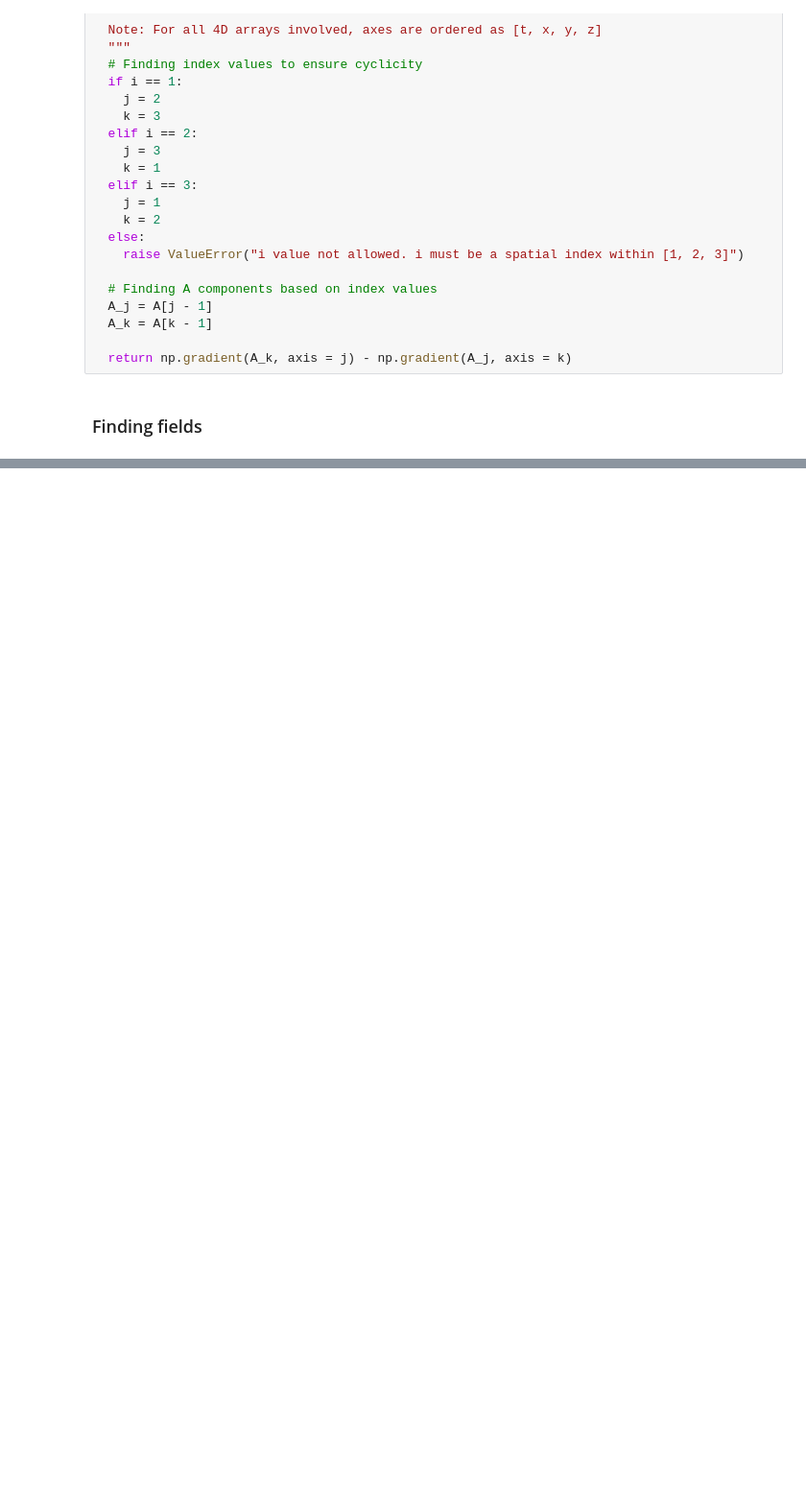
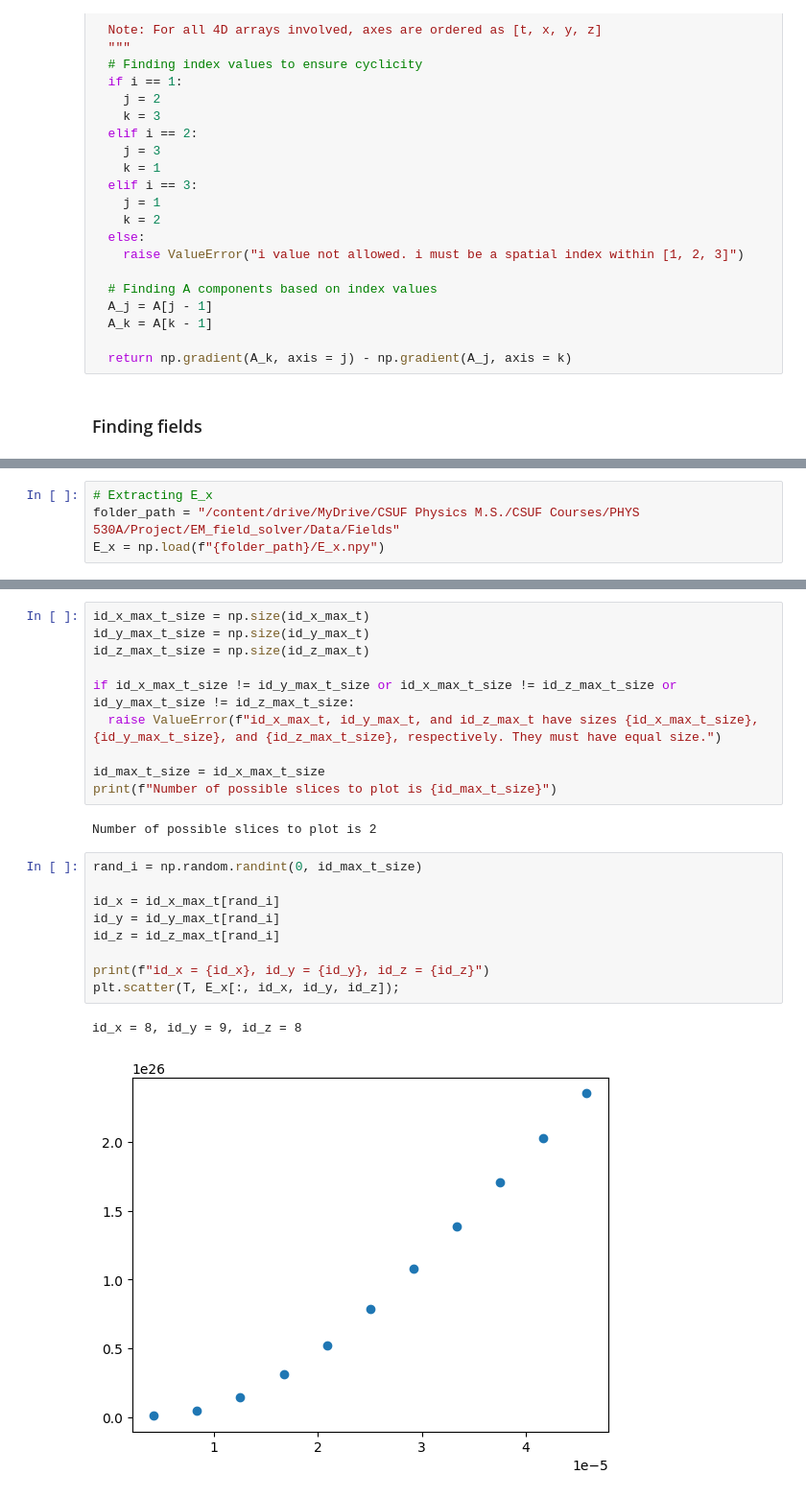
Before and after one commit to ryankrismer/EM_field_solver, a Jupyter notebook: EM_field_solver.ipynb, the cells around one changed output, grey strips where cells are left out. Shown at 96% size. Saved outputs shown, nothing was run; the diff lists cells and outputs as text; blank space fills up the shorter version.

Commit message:
Wrote code to identify field slices w/ maximum number of non-nan values

```diff
--- a/EM_field_solver.ipynb
+++ b/EM_field_solver.ipynb
@@ -744,0 +728,4 @@ np.save(f"B_z.npy", B_z)
+# %%
+# Extracting E_x
+folder_path = "/content/drive/MyDrive/CSUF Physics M.S./CSUF Courses/PHYS 530A/Project/EM_field_solver/Data/Fields"
+E_x = np.load(f"{folder_path}/E_x.npy")
@@ -744,0 +764,24 @@ np.save(f"B_z.npy", B_z)
+# %%
+id_x_max_t_size = np.size(id_x_max_t)
+id_y_max_t_size = np.size(id_y_max_t)
+id_z_max_t_size = np.size(id_z_max_t)
+
+if id_x_max_t_size != id_y_max_t_size or id_x_max_t_size != id_z_max_t_size or id_y_max_t_size != id_z_max_t_size:
+  raise ValueError(f"id_x_max_t, id_y_max_t, and id_z_max_t have sizes {id_x_max_t_size}, {id_y_max_t_size}, and {id_z_max_t_size}, respectively. They must have equal size.")
+
+id_max_t_size = id_x_max_t_size
+print(f"Number of possible slices to plot is {id_max_t_size}")
+# %% [output]
+Number of possible slices to plot is 2
+# %%
+rand_i = np.random.randint(0, id_max_t_size)
+
+id_x = id_x_max_t[rand_i]
+id_y = id_y_max_t[rand_i]
+id_z = id_z_max_t[rand_i]
+
+print(f"id_x = {id_x}, id_y = {id_y}, id_z = {id_z}")
+plt.scatter(T, E_x[:, id_x, id_y, id_z]);
+# %% [output]
+id_x = 8, id_y = 9, id_z = 8
+[figure, added]
```
Also changed, not shown: parts of 10 cells of this notebook.
